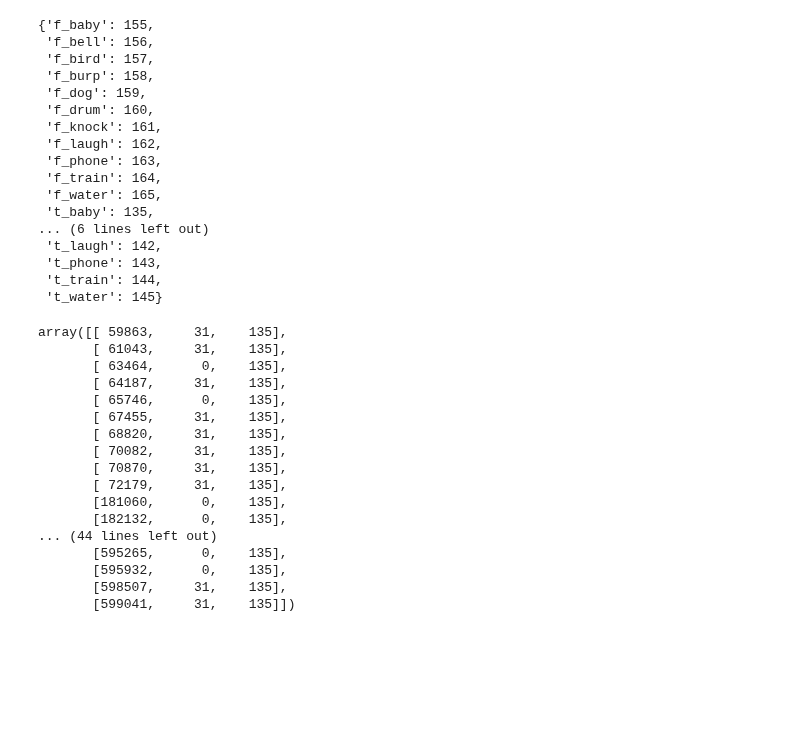
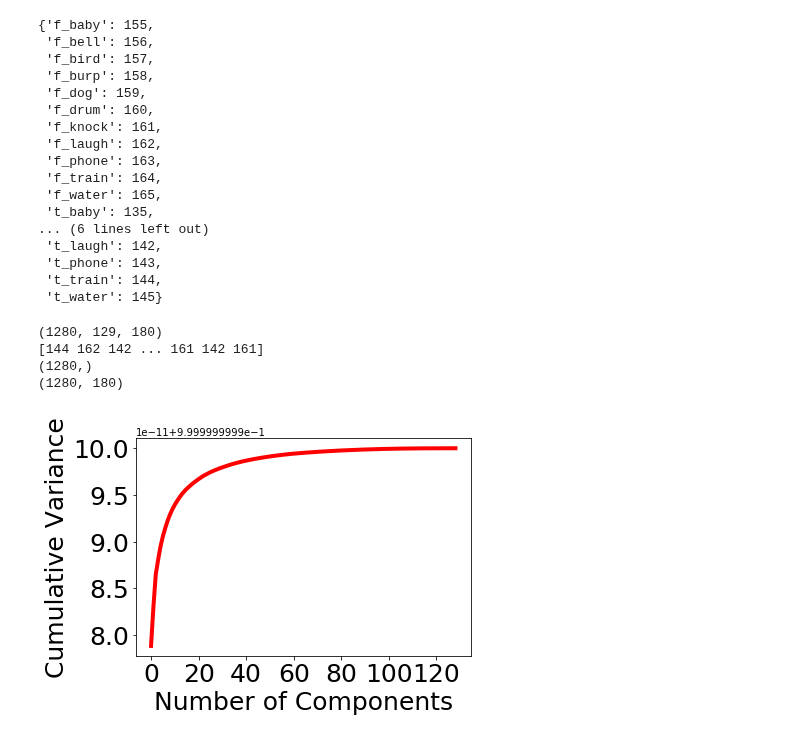
Before and after one commit to edrias/seniorprojecteeg, a Jupyter notebook: Tarekul_Workspace/capstone2/flankertarget.ipynb, the cells around one changed output. Saved outputs shown, nothing was run; the diff lists cells and outputs as text; code cells hidden in the pictures; blank space fills up the shorter version.

```diff
--- a/Tarekul_Workspace/capstone2/flankertarget.ipynb
+++ b/Tarekul_Workspace/capstone2/flankertarget.ipynb
@@ -143,23 +124,33 @@ flankerTargetEpoch.event_id
  't_phone': 143,
  't_train': 144,
  't_water': 145}
-# %%
-epoch.events[epoch.events[:,-1]==135]
-# %% [output]
-array([[ 59863,     31,    135],
-       [ 61043,     31,    135],
-       [ 63464,      0,    135],
-       [ 64187,     31,    135],
-       [ 65746,      0,    135],
-       [ 67455,     31,    135],
-       [ 68820,     31,    135],
-       [ 70082,     31,    135],
-       [ 70870,     31,    135],
-       [ 72179,     31,    135],
-       [181060,      0,    135],
-       [182132,      0,    135],
-... (44 lines left out)
-       [595265,      0,    135],
-       [595932,      0,    135],
-       [598507,     31,    135],
-       [599041,     31,    135]])
+# %%
+#print(flankerTargetEpoch.events)
+data = flankerTargetEpoch.get_data()
+print(data.shape)
+
+events = flankerTargetEpoch.events[:,-1]
+#events = events.reshape(events.shape[0],1)
+print(events)
+print(events.shape)
+
+XX = data[:,-1]
+print(XX.shape)
+
+#init pca and fit to data
+pca = UnsupervisedSpatialFilter(PCA(), average=False)
+pca_data = pca.fit_transform(data)
+# %% [output]
+(1280, 129, 180)
+[144 162 142 ... 161 142 161]
+(1280,)
+(1280, 180)
+# %%
+comp_variance = np.cumsum(pca.estimator.explained_variance_ratio_)
+plt.plot(comp_variance, linewidth = 4.0, color = 'R')
+plt.xlabel('Number of Components', fontsize = 25)
+plt.ylabel('Cumulative Variance', fontsize = 25);
+plt.xticks(fontsize = 25);
+plt.yticks(fontsize = 25);
+# %% [output]
+[figure, added]
```
Also changed, not shown: parts of 15 cells of this notebook.
